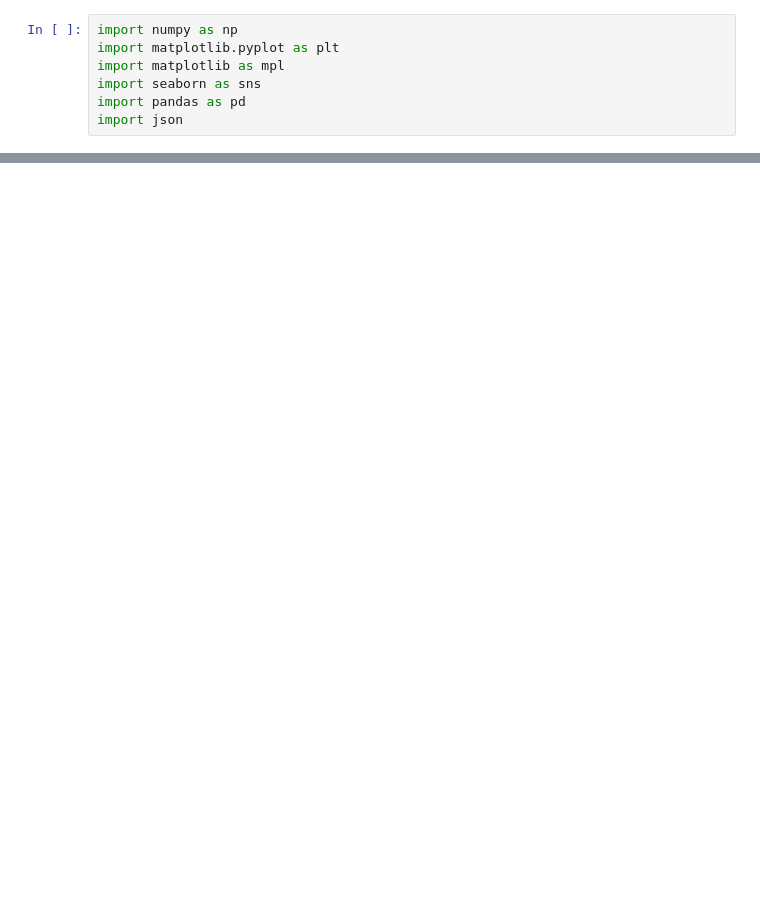
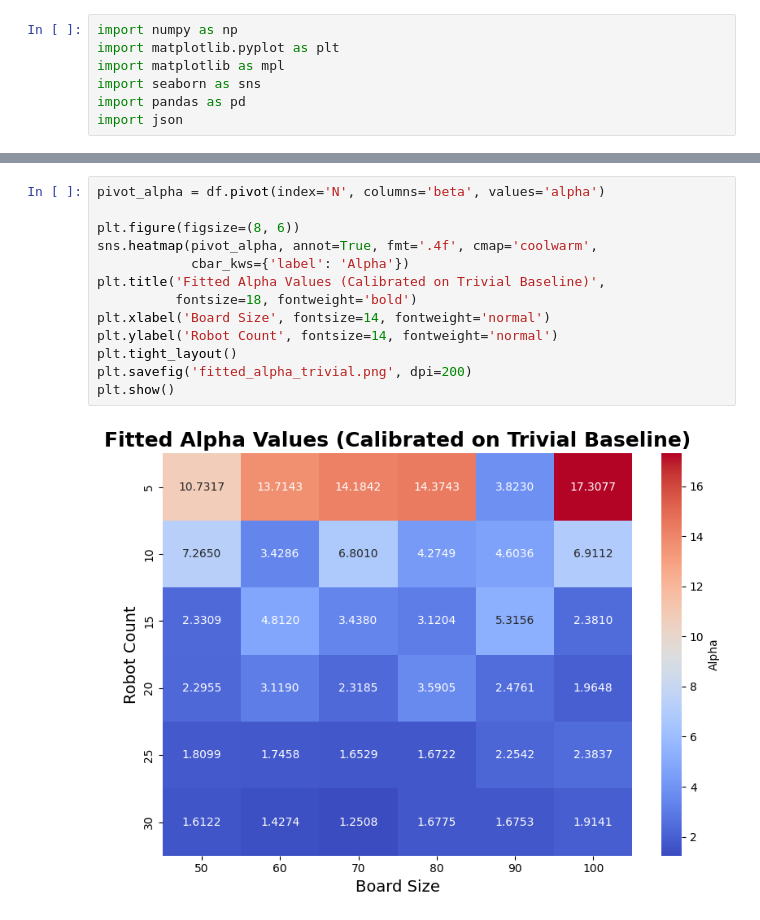
Before and after one commit to Death-Raider/Personal_Projects, a Jupyter notebook: Runners/GoalChasing_QLearning/vis.ipynb, the cells around one changed output, grey strips where cells are left out. Saved outputs shown, nothing was run; the diff lists cells and outputs as text; blank space fills up the shorter version.

```diff
--- a/Runners/GoalChasing_QLearning/vis.ipynb
+++ b/Runners/GoalChasing_QLearning/vis.ipynb
@@ -211,0 +258,15 @@ np.mean(suppression['DQN (Greedy)']), np.median(suppression['DQN (Greedy)']),
+# %%
+pivot_alpha = df.pivot(index='N', columns='beta', values='alpha')
+
+plt.figure(figsize=(8, 6))
+sns.heatmap(pivot_alpha, annot=True, fmt='.4f', cmap='coolwarm',
+            cbar_kws={'label': 'Alpha'})
+plt.title('Fitted Alpha Values (Calibrated on Trivial Baseline)',
+          fontsize=18, fontweight='bold')
+plt.xlabel('Board Size', fontsize=14, fontweight='normal')
+plt.ylabel('Robot Count', fontsize=14, fontweight='normal')
+plt.tight_layout()
+plt.savefig('fitted_alpha_trivial.png', dpi=200)
+plt.show()
+# %% [output]
+[figure, added]
```
Also changed, not shown: parts of 10 cells of this notebook, 31 other files.
